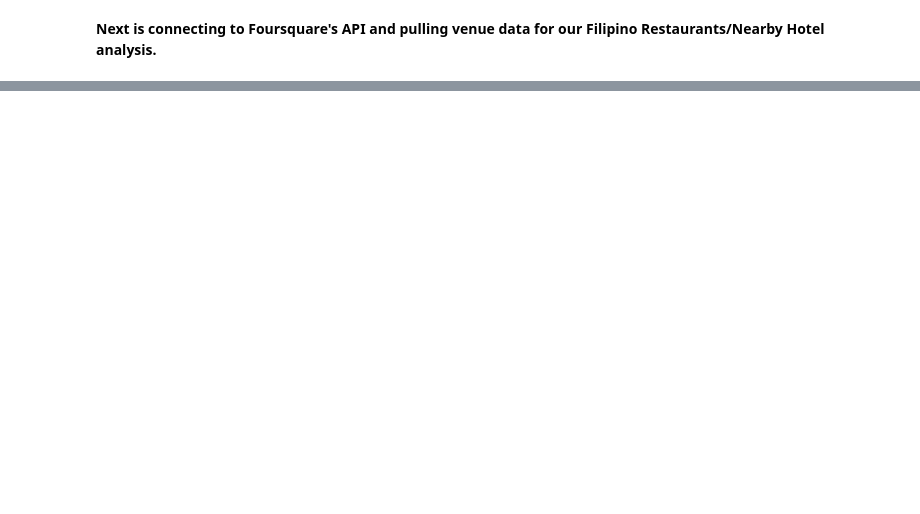
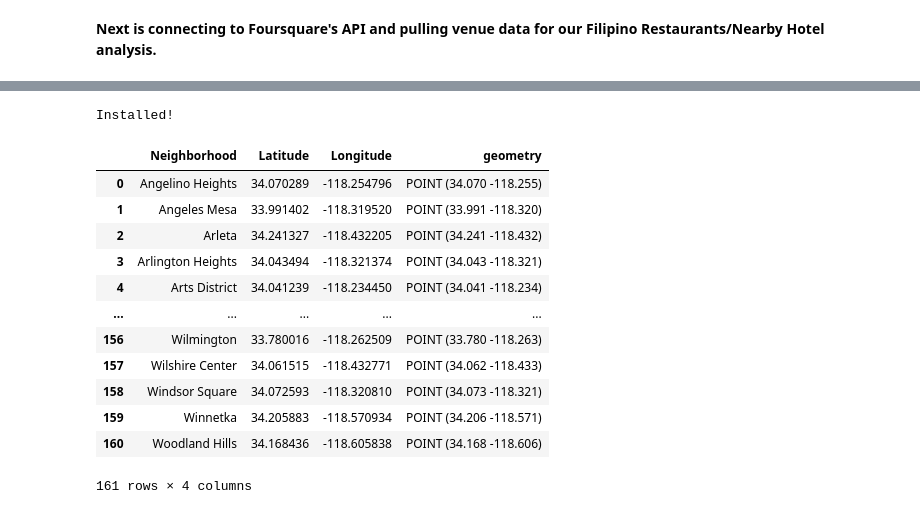
Before and after one commit to parisering/Coursera_Capstone, a Jupyter notebook: Capstone - Battle of the Neighborhoods - Data.ipynb, the cells around one changed output, grey strips where cells are left out. Saved outputs shown, nothing was run; the diff lists cells and outputs as text; code cells hidden in the pictures; blank space fills up the shorter version.

```diff
--- a/Capstone - Battle of the Neighborhoods - Data.ipynb
+++ b/Capstone - Battle of the Neighborhoods - Data.ipynb
@@ -528,0 +428,24 @@ KeyError: 'venue'
+# %%
+import geopandas as gpd
+import rtree
+from shapely.geometry import Point
+print("Installed!")
+# %% [output]
+Installed!
+# %%
+nhoods_geometry = gpd.GeoDataFrame(nhoods, geometry=gpd.points_from_xy(nhoods.Latitude, nhoods.Longitude))
+nhoods_geometry
+# %% [output]
+|  | Neighborhood | Latitude | Longitude | geometry |
+| 0 | Angelino Heights | 34.070289 | -118.254796 | POINT (34.070 -118.255) |
+| 1 | Angeles Mesa | 33.991402 | -118.319520 | POINT (33.991 -118.320) |
+| 2 | Arleta | 34.241327 | -118.432205 | POINT (34.241 -118.432) |
+| 3 | Arlington Heights | 34.043494 | -118.321374 | POINT (34.043 -118.321) |
+| 4 | Arts District | 34.041239 | -118.234450 | POINT (34.041 -118.234) |
+| ... | ... | ... | ... | ... |
+| 156 | Wilmington | 33.780016 | -118.262509 | POINT (33.780 -118.263) |
+| 157 | Wilshire Center | 34.061515 | -118.432771 | POINT (34.062 -118.433) |
+| 158 | Windsor Square | 34.072593 | -118.320810 | POINT (34.073 -118.321) |
+| 159 | Winnetka | 34.205883 | -118.570934 | POINT (34.206 -118.571) |
+| 160 | Woodland Hills | 34.168436 | -118.605838 | POINT (34.168 -118.606) |
+161 rows × 4 columns
```
Also changed, not shown: parts of 25 cells of this notebook.
